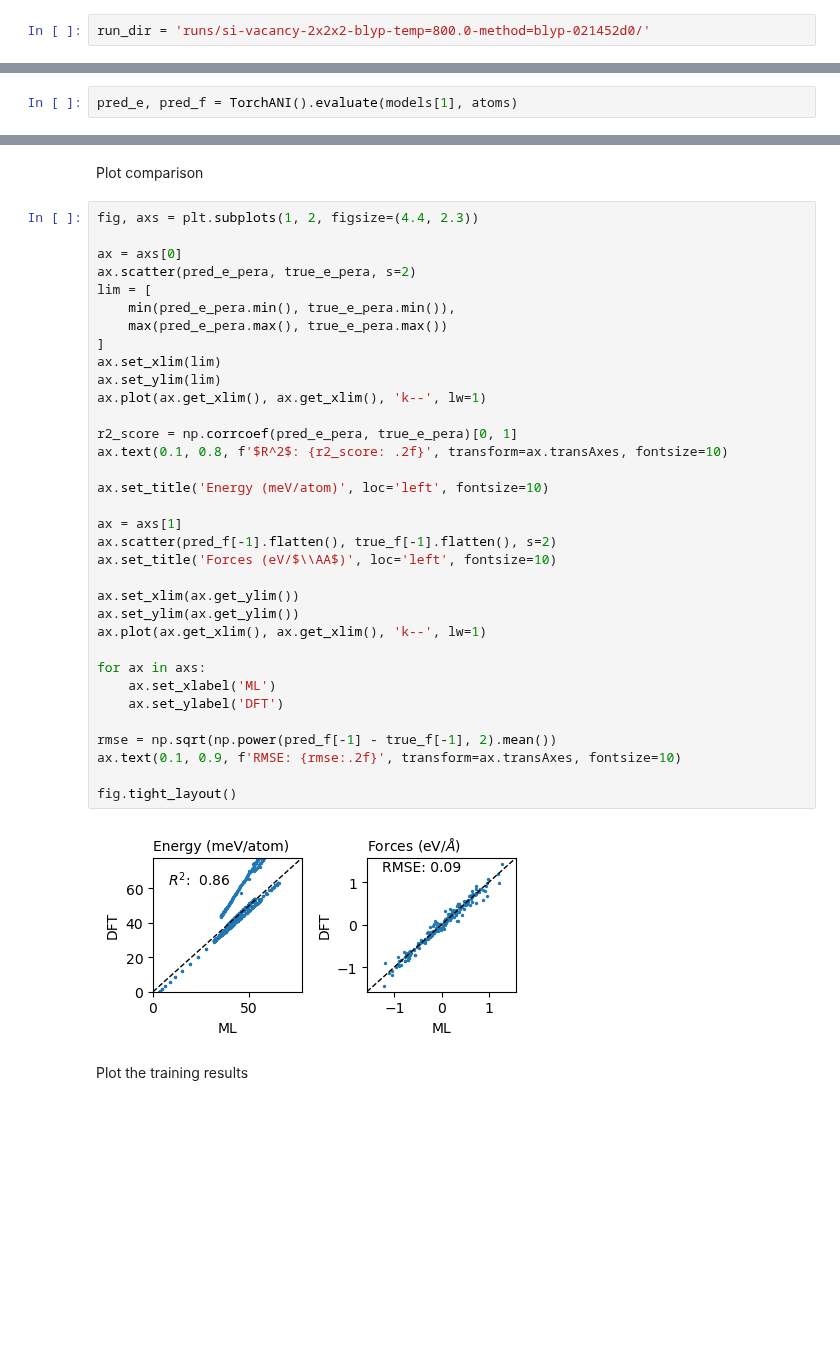
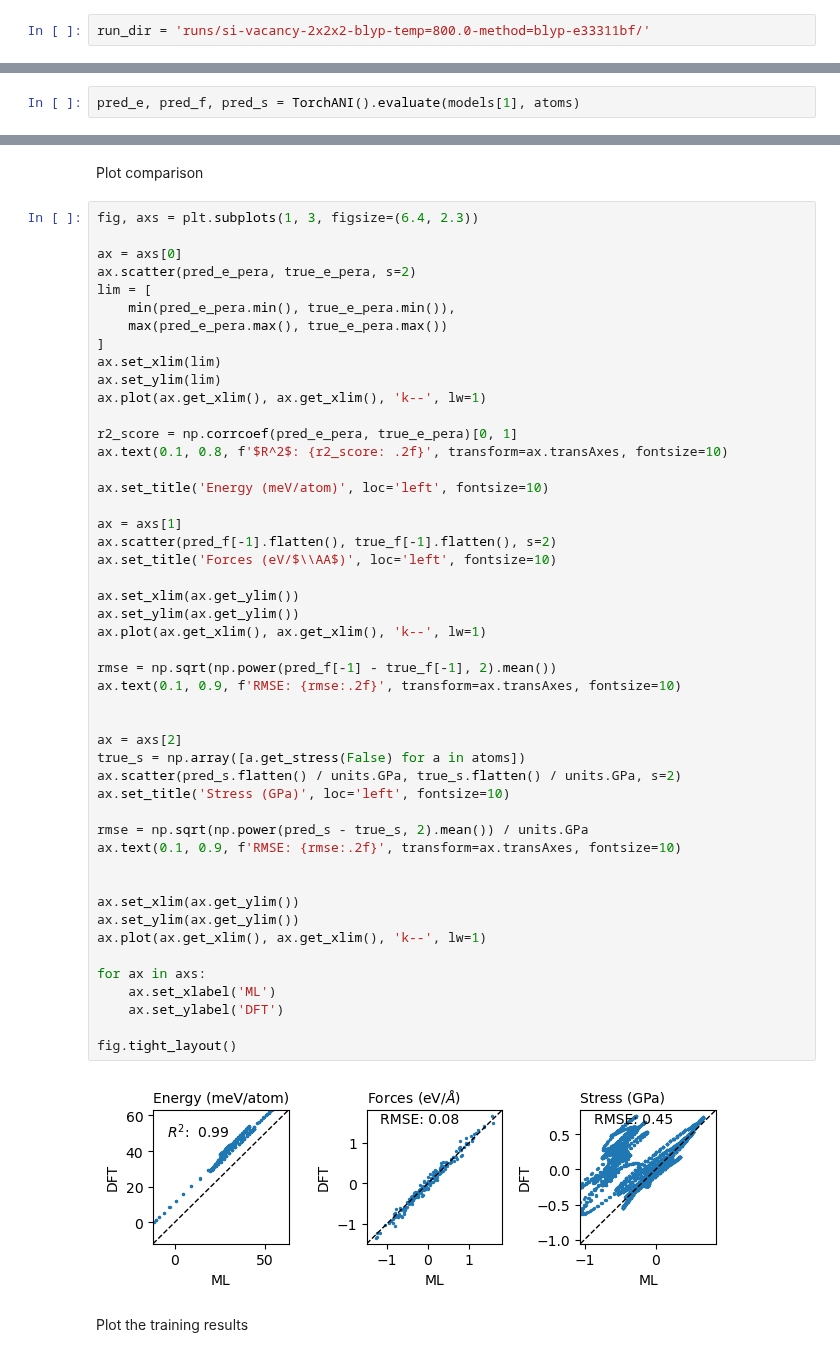
Before and after one commit to globus-labs/cascade, a Jupyter notebook: 2_proxima/1_evaluate-performance.ipynb, the cells around one changed output, grey strips where cells are left out. Saved outputs shown, nothing was run; the diff lists cells and outputs as text; blank space fills up the shorter version.

Commit message:
Add stress to the loss function (#28)
* Add stress to the loss function

* Return the stress from inference function

* Adjust to changes in training log

```diff
--- a/2_proxima/1_evaluate-performance.ipynb
+++ b/2_proxima/1_evaluate-performance.ipynb
@@ -16,7 +17,7 @@ import json
 # %% [markdown]
 Configuration
 # %%
-run_dir = 'runs/si-vacancy-2x2x2-blyp-temp=800.0-method=blyp-021452d0/'
+run_dir = 'runs/si-vacancy-2x2x2-blyp-temp=800.0-method=blyp-e33311bf/'
 # %%
 run_dir = Path(run_dir)
 params = json.loads((run_dir / 'params.json').read_text())
@@ -112,7 +118,7 @@ atoms = read(run_dir / 'proxima.db', ':')
 # %% [markdown]
 Run inference
 # %%
-pred_e, pred_f = TorchANI().evaluate(models[1], atoms)
+pred_e, pred_f, pred_s = TorchANI().evaluate(models[1], atoms)
 # %% [markdown]
 Convert energies to per atom above the minimum in meV/atom
 # %%
@@ -129,40 +135,54 @@ true_f = [a.get_forces() for a in atoms]
 # %% [markdown]
 Plot comparison
 # %%
-fig, axs = plt.subplots(1, 2, figsize=(4.4, 2.3))
+fig, axs = plt.subplots(1, 3, figsize=(6.4, 2.3))
 
 ax = axs[0]
 ax.scatter(pred_e_pera, true_e_pera, s=2)
 lim = [
     min(pred_e_pera.min(), true_e_pera.min()),
     max(pred_e_pera.max(), true_e_pera.max())
 ]
 ax.set_xlim(lim)
 ax.set_ylim(lim)
 ax.plot(ax.get_xlim(), ax.get_xlim(), 'k--', lw=1)
 
 r2_score = np.corrcoef(pred_e_pera, true_e_pera)[0, 1]
 ax.text(0.1, 0.8, f'$R^2$: {r2_score: .2f}', transform=ax.transAxes, fontsize=10)
 
 ax.set_title('Energy (meV/atom)', loc='left', fontsize=10)
 
 ax = axs[1]
 ax.scatter(pred_f[-1].flatten(), true_f[-1].flatten(), s=2)
 ax.set_title('Forces (eV/$\\AA$)', loc='left', fontsize=10)
 
 ax.set_xlim(ax.get_ylim())
 ax.set_ylim(ax.get_ylim())
 ax.plot(ax.get_xlim(), ax.get_xlim(), 'k--', lw=1)
 
+rmse = np.sqrt(np.power(pred_f[-1] - true_f[-1], 2).mean())
+ax.text(0.1, 0.9, f'RMSE: {rmse:.2f}', transform=ax.transAxes, fontsize=10)
+
+
+ax = axs[2]
+true_s = np.array([a.get_stress(False) for a in atoms])
+ax.scatter(pred_s.flatten() / units.GPa, true_s.flatten() / units.GPa, s=2)
+ax.set_title('Stress (GPa)', loc='left', fontsize=10)
+
+rmse = np.sqrt(np.power(pred_s - true_s, 2).mean()) / units.GPa
+ax.text(0.1, 0.9, f'RMSE: {rmse:.2f}', transform=ax.transAxes, fontsize=10)
+
+
+ax.set_xlim(ax.get_ylim())
+ax.set_ylim(ax.get_ylim())
+ax.plot(ax.get_xlim(), ax.get_xlim(), 'k--', lw=1)
+
 for ax in axs:
     ax.set_xlabel('ML')
     ax.set_ylabel('DFT')
 
-rmse = np.sqrt(np.power(pred_f[-1] - true_f[-1], 2).mean())
-ax.text(0.1, 0.9, f'RMSE: {rmse:.2f}', transform=ax.transAxes, fontsize=10)
-
 fig.tight_layout()
 # %% [output]
-[figure, old version]
+[figure, new version]
 # %% [markdown]
 Plot the training results
```
Also changed, not shown: parts of 7 cells of this notebook, 4 other files.
